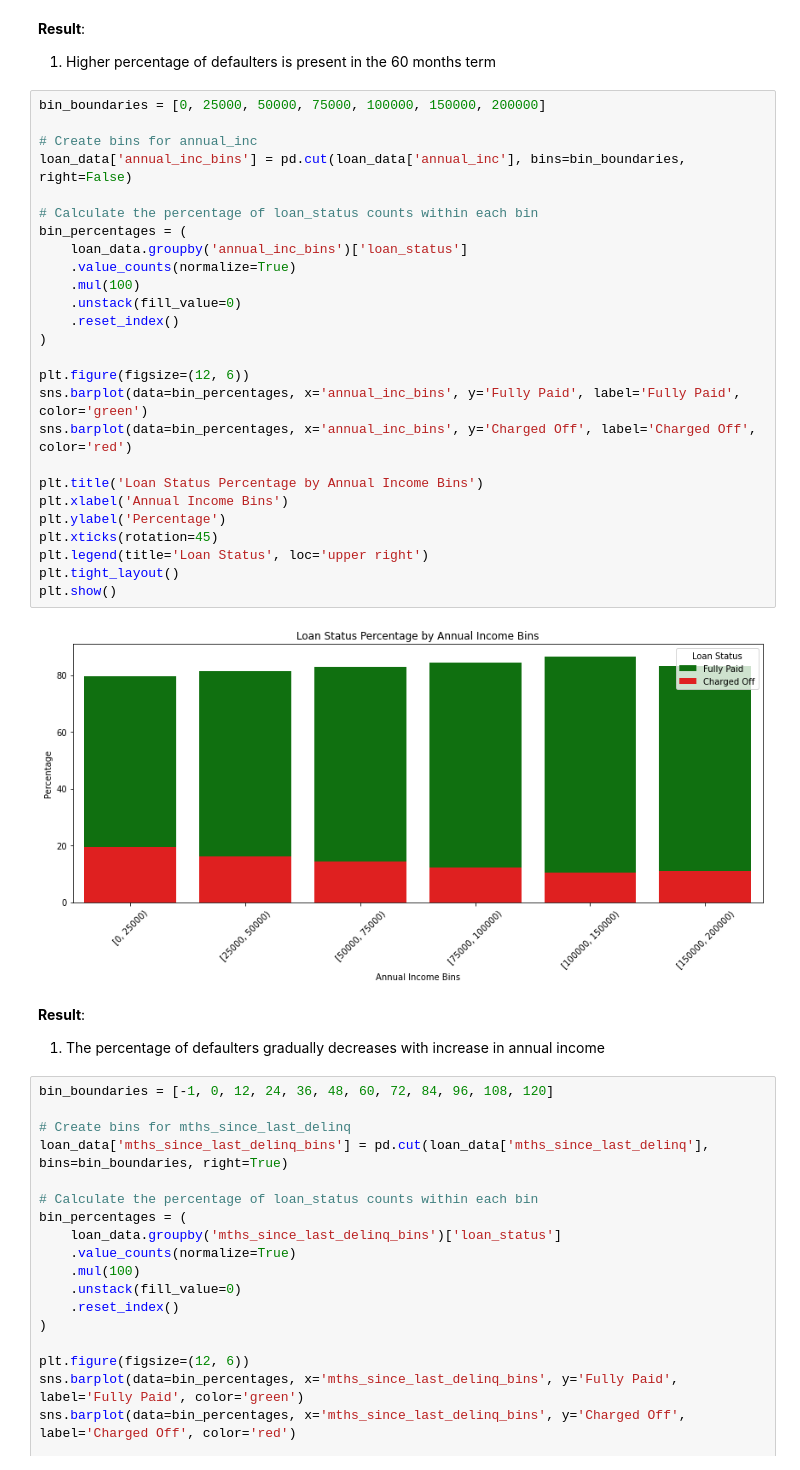
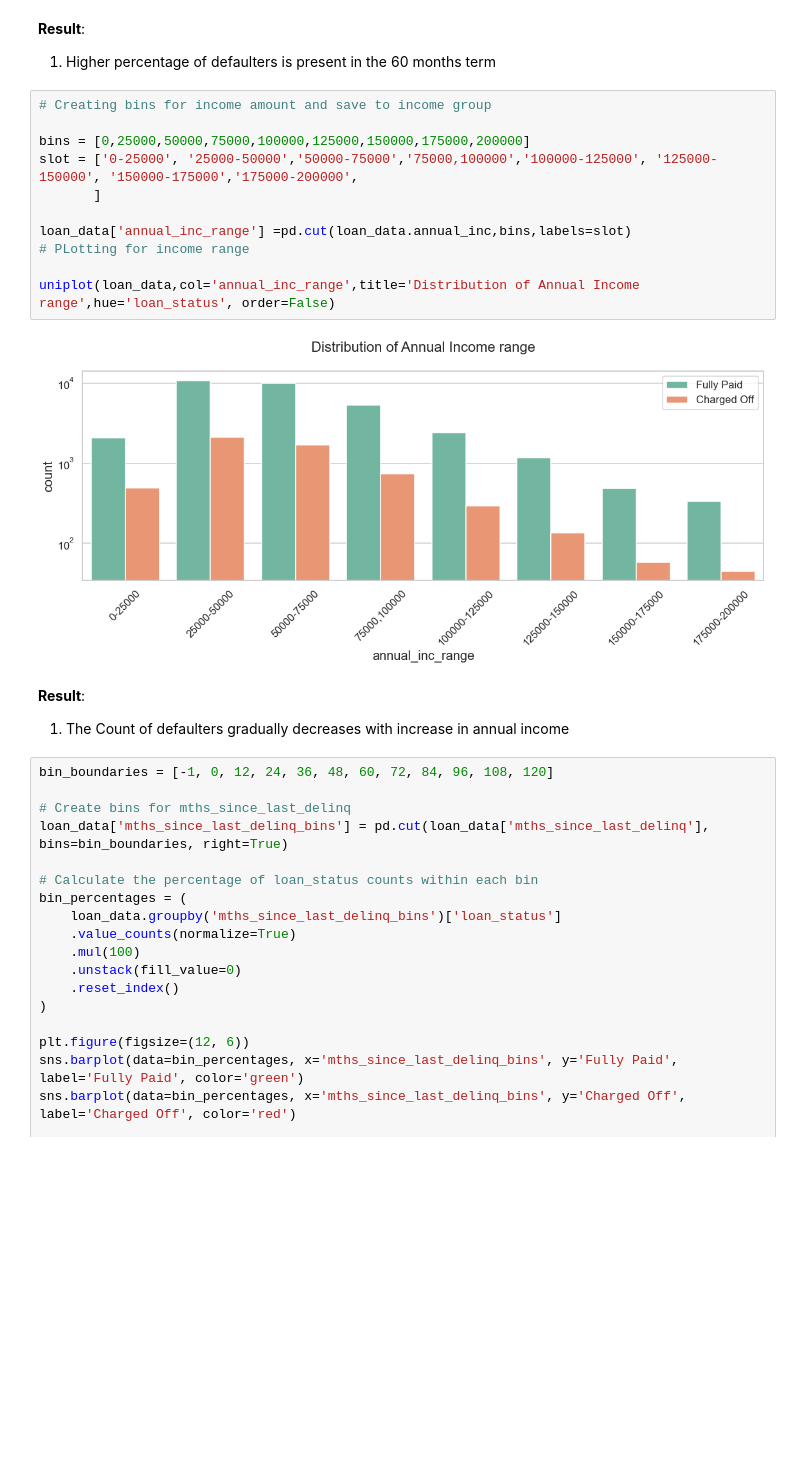
Before and after one commit to nid-22/lending_club, a Jupyter notebook: combined.ipynb, the cells around one changed output. Saved outputs shown, nothing was run; the diff lists cells and outputs as text; blank space fills up the shorter version.

```diff
--- a/combined.ipynb
+++ b/combined.ipynb
@@ -608,37 +612,22 @@ plt.show()
 # %% [markdown]
 __Result__:
 1. Higher percentage of defaulters is present in the 60 months term
-# %%
-bin_boundaries = [0, 25000, 50000, 75000, 100000, 150000, 200000]
-
-# Create bins for annual_inc
-loan_data['annual_inc_bins'] = pd.cut(loan_data['annual_inc'], bins=bin_boundaries, right=False)
-
-# Calculate the percentage of loan_status counts within each bin
-bin_percentages = (
-    loan_data.groupby('annual_inc_bins')['loan_status']
-    .value_counts(normalize=True)
-    .mul(100)
-    .unstack(fill_value=0)
-    .reset_index()
-)
-
-plt.figure(figsize=(12, 6))
-sns.barplot(data=bin_percentages, x='annual_inc_bins', y='Fully Paid', label='Fully Paid', color='green')
-sns.barplot(data=bin_percentages, x='annual_inc_bins', y='Charged Off', label='Charged Off', color='red')
-
-plt.title('Loan Status Percentage by Annual Income Bins')
-plt.xlabel('Annual Income Bins')
-plt.ylabel('Percentage')
-plt.xticks(rotation=45)
-plt.legend(title='Loan Status', loc='upper right')
-plt.tight_layout()
-plt.show()
-# %% [output]
-[figure, removed]
+# %%
+# Creating bins for income amount and save to income group
+
+bins = [0,25000,50000,75000,100000,125000,150000,175000,200000]
+slot = ['0-25000', '25000-50000','50000-75000','75000,100000','100000-125000', '125000-150000', '150000-175000','175000-200000',
+       ]
+
+loan_data['annual_inc_range'] =pd.cut(loan_data.annual_inc,bins,labels=slot)
+# PLotting for income range
+
+uniplot(loan_data,col='annual_inc_range',title='Distribution of Annual Income range',hue='loan_status', order=False)
+# %% [output]
+[figure, added]
 # %% [markdown]
 __Result__:
-1. The percentage of defaulters gradually decreases with increase in annual income
+1. The Count of defaulters gradually decreases with increase in annual income
 # %%
 bin_boundaries = [-1, 0, 12, 24, 36, 48, 60, 72, 84, 96, 108, 120]
 
```
Also changed, not shown: parts of 34 cells of this notebook.
